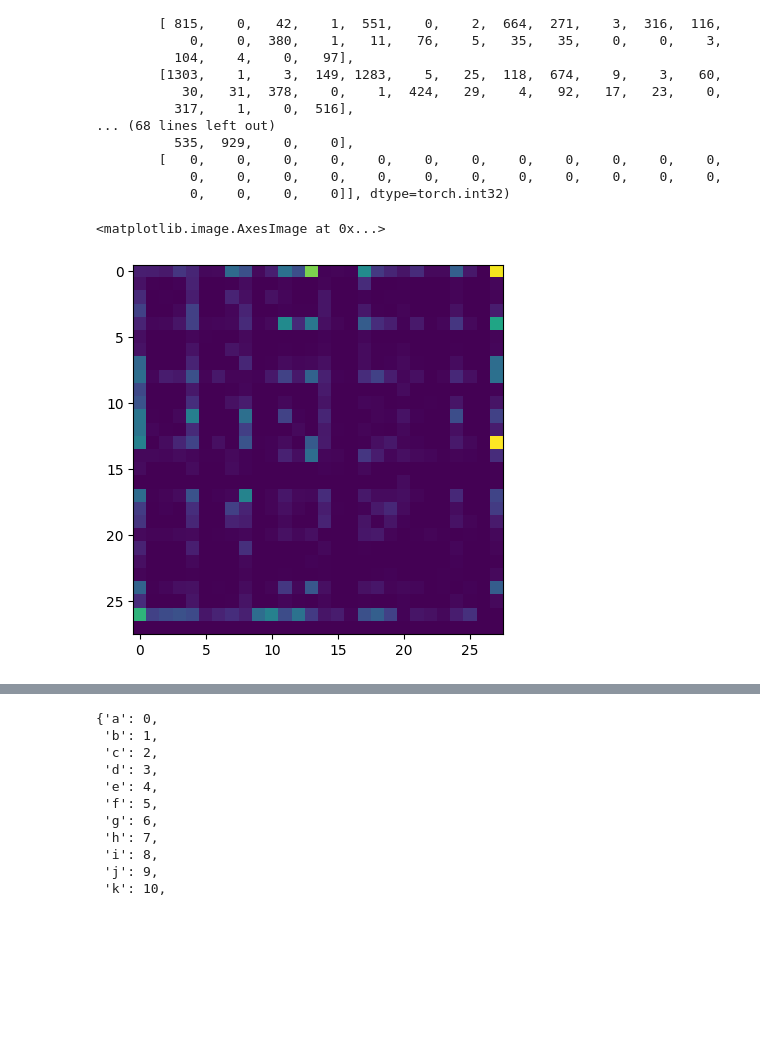
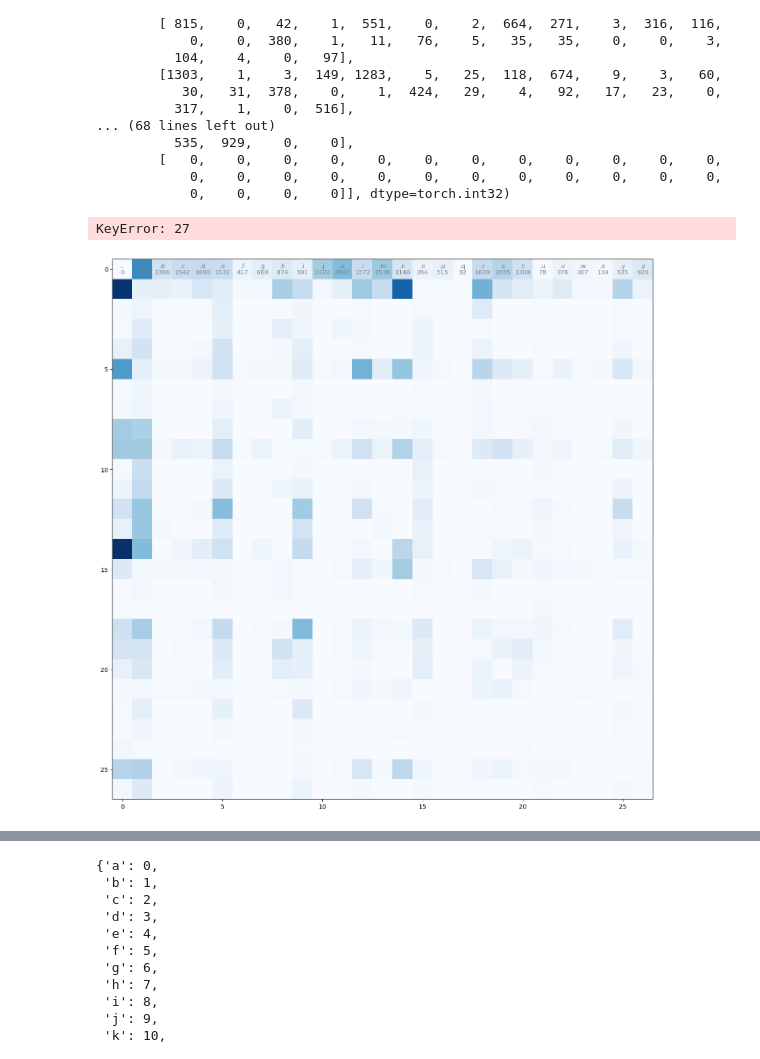
Before and after one commit to mzohaibnasir/fromScratch, a Jupyter notebook: 03_makemore/main.ipynb, the cells around one changed output, grey strips where cells are left out. Saved outputs shown, nothing was run; the diff lists cells and outputs as text; code cells hidden in the pictures; blank space fills up the shorter version.

```diff
--- a/03_makemore/main.ipynb
+++ b/03_makemore/main.ipynb
@@ -299,11 +299,20 @@ tensor([[ 556,  541,  470, 1042,  692,  134,  168, 2332, 1650,  175,  568, 2528,
 # %%
 
 import matplotlib.pyplot as plt
 %matplotlib inline
 
 
 itos = {i:s for s,i in stoi.items()}  #reverse dictionary
+
+plt.figure(figsize=(16, 16))
+plt.imshow(N, cmap='Blues')
+for i in range(28):
+    for j in range(28):
+        chstr = itos[i]+itos[j]
+        plt.text(j,i, chstr, ha="center", va="bottom", color="gray")
+        plt.text(j,i, N[i,j].item(), ha="center", va="top", color="gray")
+plt.axis('off')
 plt.imshow(N)
 # %% [output]
-<matplotlib.image.AxesImage at 0x...>
+KeyError: 27
-[figure, old version]
+[figure, new version]
```
Also changed, not shown: parts of 5 cells of this notebook.
